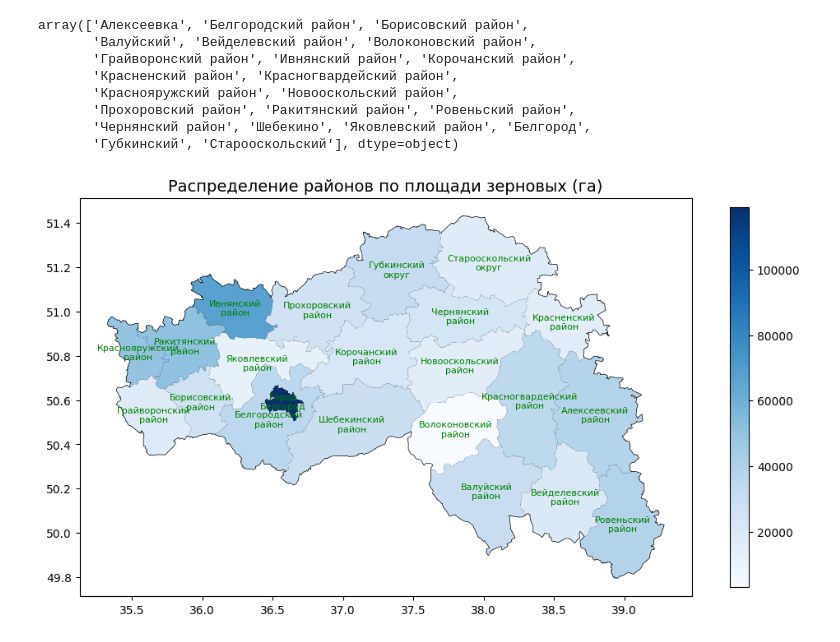
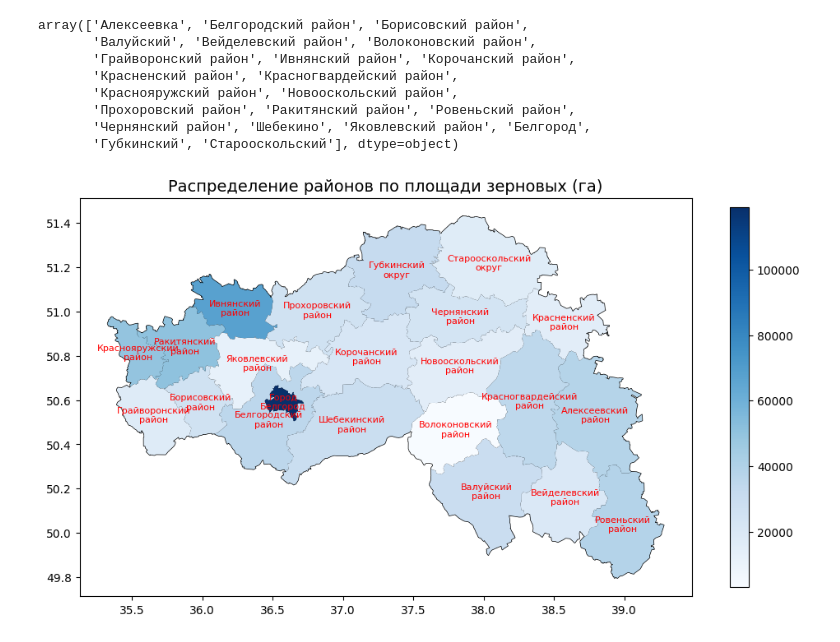
Before and after one commit to SergeyHSE/RegionAnalysis.github.io, a Jupyter notebook: RegionAnalysis.ipynb, the cells around one changed output. Cells and saved outputs as stored; diff of their text form; code cells hidden in the pictures.

```diff
--- a/RegionAnalysis.ipynb
+++ b/RegionAnalysis.ipynb
@@ -618,16 +618,14 @@ df_group = data.groupby('Region').agg({
 # %%
 merged_gdf = gdf.set_index('district').join(df_group.set_index('Region')).reset_index()
 # %%
-import matplotlib.pyplot as plt
-
 fig, ax = plt.subplots(figsize=(12, 12))
 merged_gdf.plot(ax=ax, edgecolor='black', linewidth=1, facecolor='white')
 merged_gdf.plot(ax=ax, column='Зерновые', cmap='Blues', legend=True, legend_kwds={'shrink': 0.5})
 for x, y, label in zip(merged_gdf.geometry.centroid.x, merged_gdf.geometry.centroid.y, merged_gdf['district']):
     lines = label.split(' ')
     label = '\n'.join(lines)
-    ax.text(x, y, label, fontsize=8, ha='center', va='center', color='green')
+    ax.text(x, y, label, fontsize=8, ha='center', va='center', color='red')
 ax.set_title("Распределение районов по площади зерновых (га)", fontsize=14)
 plt.show()
 # %% [output]
-[figure, old version]
+[figure, new version]
```
Also changed, not shown: parts of 2 cells of this notebook.
